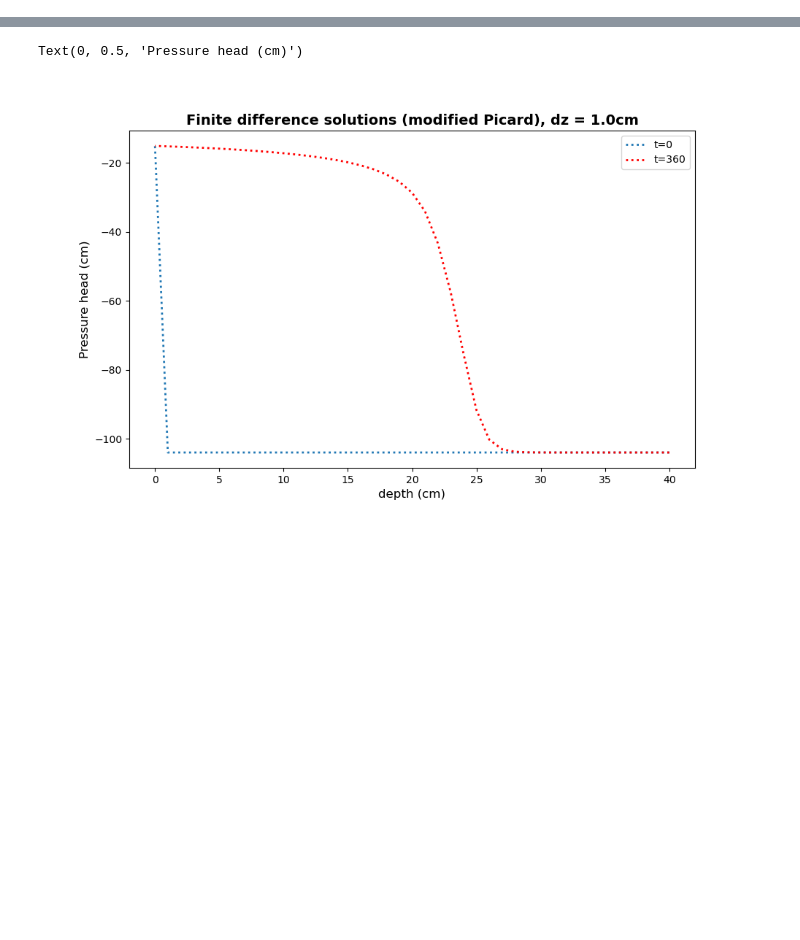
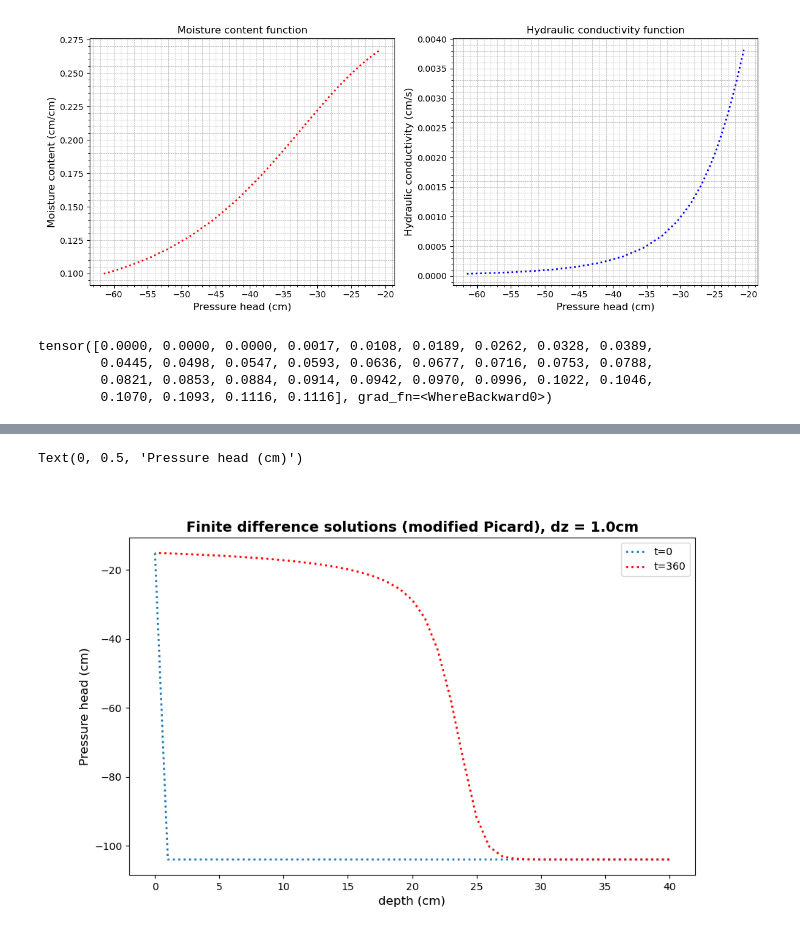
Before and after one commit to valdemarskou/PINNs, a Jupyter notebook: torch workdoc.ipynb, the cells around one changed output, grey strips where cells are left out. Drawn from its saved outputs; the diff is of its cells as text; code cells hidden in the pictures; blank space fills up the shorter version.

```diff
--- a/torch workdoc.ipynb
+++ b/torch workdoc.ipynb
@@ -11,28 +13,32 @@ import torch_mpfd_solver as torchsolver
 # %%
-import random
+### Havercamp plotting
 
 dt = 120.
 zN = 40.
-tN = random.randint(300,1200)
+tN = random.randint(360,1440)
 
 
 psiB = random.uniform(-150,-50)
-psiT = random.uniform(-50,-10)
+psiT = random.uniform(-50,-30)
+
 
 # Test problem for plotting errors
 #tN = 360
 #psiB = -61.5
 #psiT = -20.7
 
+#Dirichlet condition
+flag = 0
 
 psiInitial = sorted([random.uniform(psiB,psiB) for _ in range(int(zN-1))])
 psiInitial = np.hstack([psiB,psiInitial,psiT])
 
 z,t,dts,dz,n,nt,zN,psi,psiB,psiT,pars = torchsolver.setup(dt,tN,zN,psiInitial,torchsolver.havercampSetpars)
 
-output = torchsolver.fullModelRun(dt,dts,dz,n,nt,psi,psiB,psiT,pars, torchsolver.havercampCfun,torchsolver.havercampKfun,torchsolver.havercampthetafun,0)
-
-
+startTime = time.time()
+psiList = torchsolver.fullModelRun(dt,dts,dz,n,nt,psi,psiB,psiT,pars, torchsolver.havercampCfun,torchsolver.havercampKfun,torchsolver.havercampthetafun,flag,torchsolver.zeroFun)
+output = torchsolver.outputWrapper(psiList,flag,psiB,psiT)
+print(time.time()-startTime)
 
 z=np.hstack([0,z,zN])
 z=z[-1]-z
@@ -66,0 +70,34 @@ tensor([-56.9824, -56.9824, -56.9824, -56.9824, -56.9824, -56.9824, -56.9824,
+# %%
+#Constitutive relationship plot (havercamp)
+
+thetaOutput = torchsolver.havercampthetafun(output[-1],pars)
+
+
+fig, (ax1, ax2) = plt.subplots(1, 2, figsize=(12, 5))
+
+#ax2.plot(z, output[0],linestyle=':',linewidth=2.0,label = "t=0")
+ax1.plot(output[-1].detach().numpy(),thetaOutput.detach().numpy(),linestyle=':',linewidth=2.0,color='red')
+
+ax1.grid(True, which='both', linestyle='--', linewidth=0.5)
+ax1.minorticks_on()
+ax1.set_xlabel("Pressure head (cm)", fontsize=12)
+ax1.set_ylabel("Moisture content (cm/cm)", fontsize=12)
+ax1.set_title("Moisture content function")
+
+kOutput = torchsolver.havercampKfun(output[-1],pars)
+
+
+ax2.plot(output[-1].detach().numpy(),kOutput.detach().numpy(),linestyle=':',linewidth=2.0,color='blue')
+
+
+ax2.grid(True, which='both', linestyle='--', linewidth=0.5)
+ax2.minorticks_on()
+ax2.set_xlabel("Pressure head (cm)", fontsize=12)
+ax2.set_ylabel("Hydraulic conductivity (cm/s)", fontsize=12)
+ax2.set_title("Hydraulic conductivity function")
+
+
+plt.tight_layout()  # Adjusts spacing between plots for readability
+plt.show()
+# %% [output]
+[figure, added]
@@ -67 +148,11 @@ tensor([-56.9824, -56.9824, -56.9824, -56.9824, -56.9824, -56.9824, -56.9824,
+# %%
+output[0]
+
+torchsolver.gardnersinkfun(output[0],pars)
+#psiInitial
+# %% [output]
+tensor([0.0000, 0.0000, 0.0000, 0.0017, 0.0108, 0.0189, 0.0262, 0.0328, 0.0389,
+        0.0445, 0.0498, 0.0547, 0.0593, 0.0636, 0.0677, 0.0716, 0.0753, 0.0788,
+        0.0821, 0.0853, 0.0884, 0.0914, 0.0942, 0.0970, 0.0996, 0.1022, 0.1046,
+        0.1070, 0.1093, 0.1116, 0.1116], grad_fn=<WhereBackward0>)
 # %%
```
Also changed, not shown: parts of 9 cells of this notebook, 7 other files.
